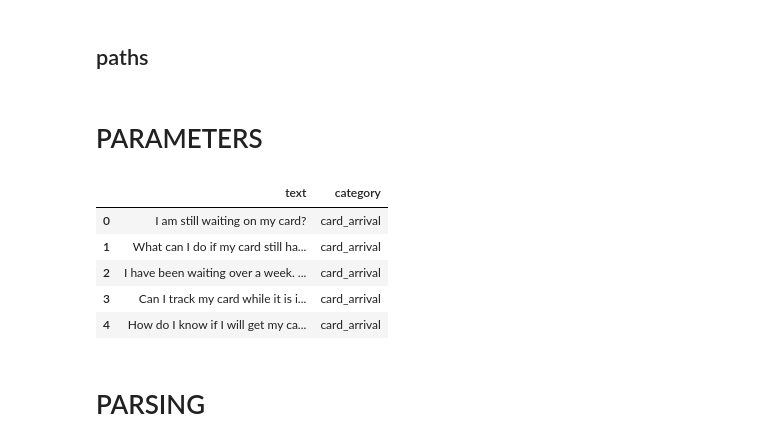
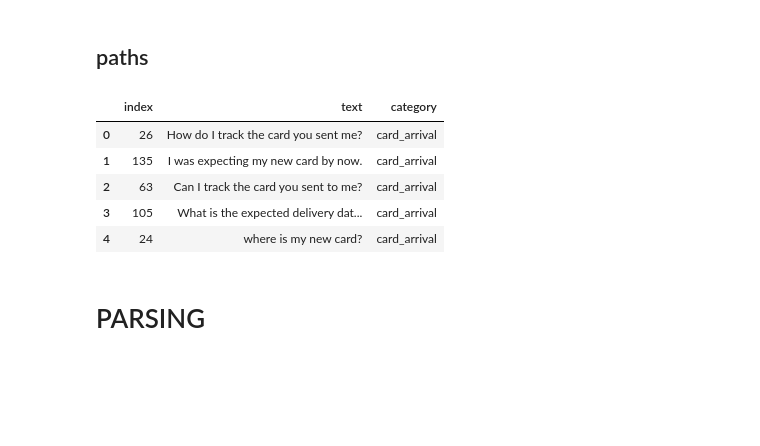
Before and after one commit to language-org/u2i, a Jupyter notebook: intent/notebooks/2_Intent_parsing.ipynb, the cells around one changed output. Saved outputs shown, nothing was run; the diff lists cells and outputs as text; code cells hidden in the pictures; blank space fills up the shorter version.

```diff
--- a/intent/notebooks/2_Intent_parsing.ipynb
+++ b/intent/notebooks/2_Intent_parsing.ipynb
@@ -51,5 +59,3 @@ with open(proj_path+"intent/conf/base/parameters.yml") as file:
     prms = yaml.load(file)
 tr_data_path = proj_path + "intent/data/01_raw/banking77/train.csv"
 test_data_path = proj_path + "intent/data/01_raw/banking77/test.csv"
-# %% [markdown]
-# PARAMETERS
@@ -67,9 +65,11 @@ data = tr_data[tr_data["category"].eq(prm["intent_class"])]
+# %%
+sample = preprocess.sample(tr_data)
 # %%
-data.head(5)
+sample.head(5)
 # %% [output]
-|  | text | category |
-| 0 | I am still waiting on my card? | card_arrival |
-| 1 | What can I do if my card still ha... | card_arrival |
-| 2 | I have been waiting over a week. ... | card_arrival |
-| 3 | Can I track my card while it is i... | card_arrival |
-| 4 | How do I know if I will get my ca... | card_arrival |
+|  | index | text | category |
+| 0 | 26 | How do I track the card you sent me? | card_arrival |
+| 1 | 135 | I was expecting my new card by now. | card_arrival |
+| 2 | 63 | Can I track the card you sent to me? | card_arrival |
+| 3 | 105 | What is the expected delivery dat... | card_arrival |
+| 4 | 24 | where is my new card? | card_arrival |
```
Also changed, not shown: parts of 36 cells of this notebook, 7 other files.
